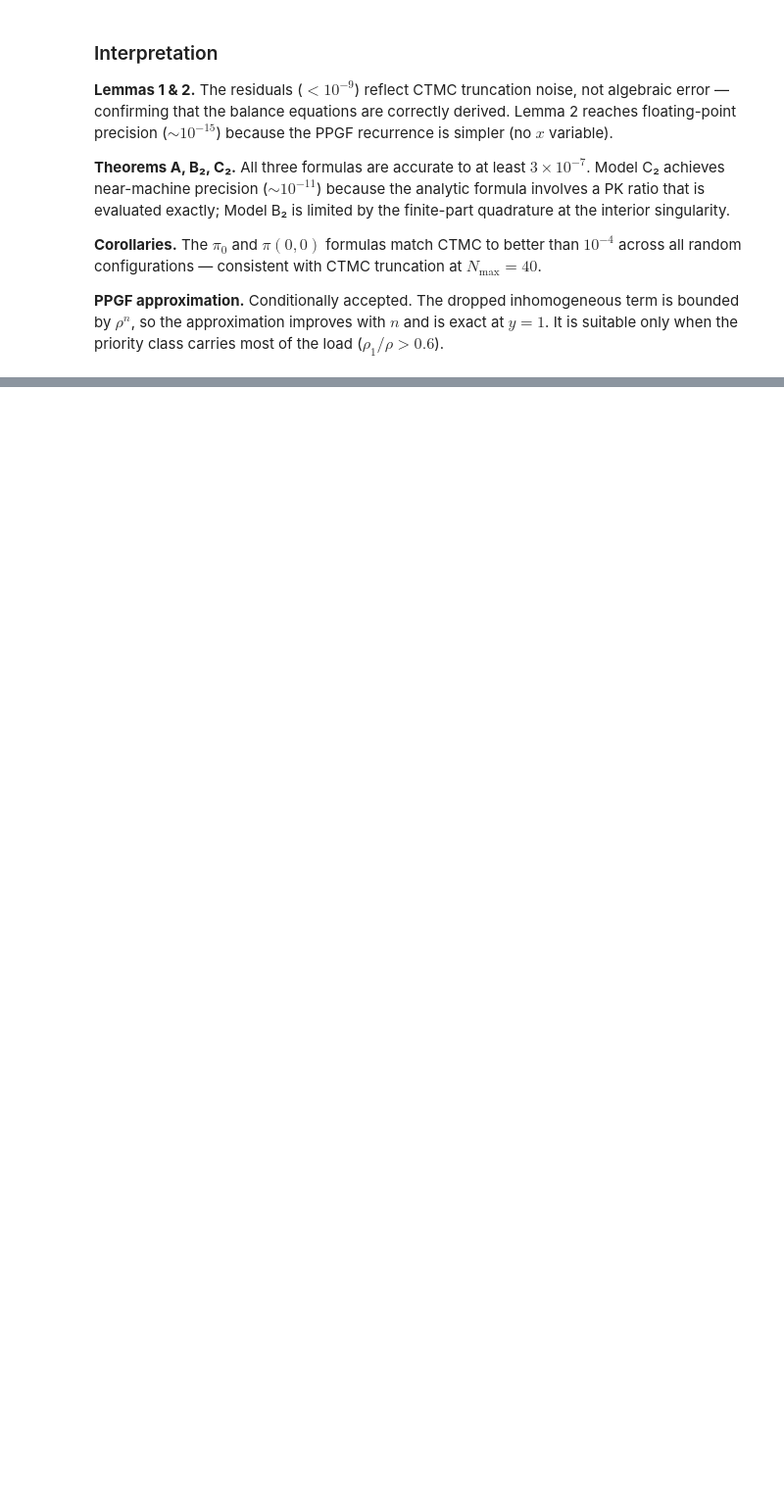
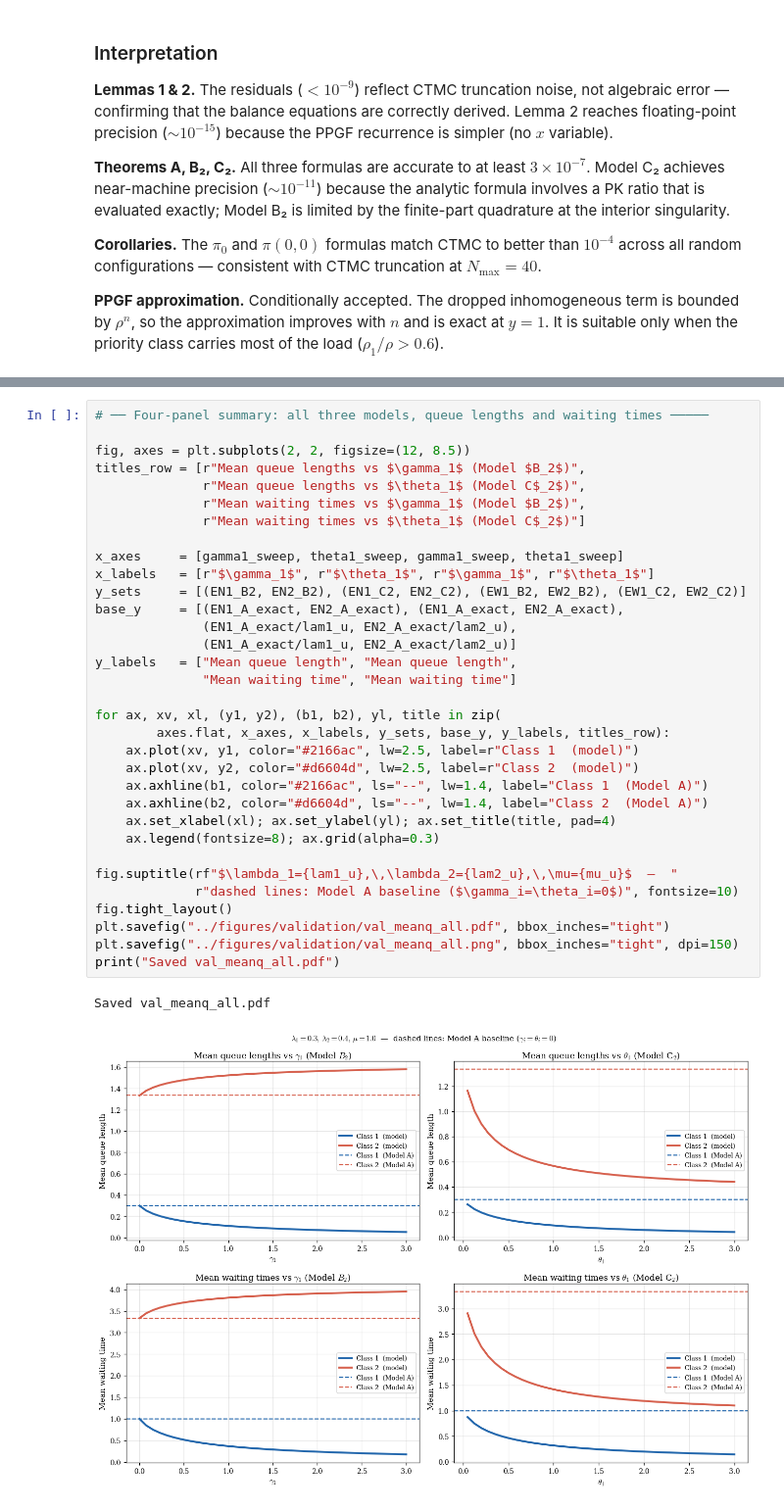
Before and after one commit to M-M-Vic/M-Thesis---Notes, a Jupyter notebook: Code/nb_validation.ipynb, the cells around one changed output, grey strips where cells are left out. Shown at 98% size. Saved outputs shown, nothing was run; the diff lists cells and outputs as text; blank space fills up the shorter version.

```diff
--- a/Code/nb_validation.ipynb
+++ b/Code/nb_validation.ipynb
@@ -1391,0 +1525,36 @@ It is suitable only when the priority class carries most of the load ($\rho_1/\r
+# %%
+# ── Four-panel summary: all three models, queue lengths and waiting times ─────
+
+fig, axes = plt.subplots(2, 2, figsize=(12, 8.5))
+titles_row = [r"Mean queue lengths vs $\gamma_1$ (Model $B_2$)",
+              r"Mean queue lengths vs $\theta_1$ (Model C$_2$)",
+              r"Mean waiting times vs $\gamma_1$ (Model $B_2$)",
+              r"Mean waiting times vs $\theta_1$ (Model C$_2$)"]
+
+x_axes     = [gamma1_sweep, theta1_sweep, gamma1_sweep, theta1_sweep]
+x_labels   = [r"$\gamma_1$", r"$\theta_1$", r"$\gamma_1$", r"$\theta_1$"]
+y_sets     = [(EN1_B2, EN2_B2), (EN1_C2, EN2_C2), (EW1_B2, EW2_B2), (EW1_C2, EW2_C2)]
+base_y     = [(EN1_A_exact, EN2_A_exact), (EN1_A_exact, EN2_A_exact),
+              (EN1_A_exact/lam1_u, EN2_A_exact/lam2_u),
+              (EN1_A_exact/lam1_u, EN2_A_exact/lam2_u)]
+y_labels   = ["Mean queue length", "Mean queue length",
+              "Mean waiting time", "Mean waiting time"]
+
+for ax, xv, xl, (y1, y2), (b1, b2), yl, title in zip(
+        axes.flat, x_axes, x_labels, y_sets, base_y, y_labels, titles_row):
+    ax.plot(xv, y1, color="#2166ac", lw=2.5, label=r"Class 1  (model)")
+    ax.plot(xv, y2, color="#d6604d", lw=2.5, label=r"Class 2  (model)")
+    ax.axhline(b1, color="#2166ac", ls="--", lw=1.4, label="Class 1  (Model A)")
+    ax.axhline(b2, color="#d6604d", ls="--", lw=1.4, label="Class 2  (Model A)")
+    ax.set_xlabel(xl); ax.set_ylabel(yl); ax.set_title(title, pad=4)
+    ax.legend(fontsize=8); ax.grid(alpha=0.3)
+
+fig.suptitle(rf"$\lambda_1={lam1_u},\,\lambda_2={lam2_u},\,\mu={mu_u}$  —  "
+             r"dashed lines: Model A baseline ($\gamma_i=\theta_i=0$)", fontsize=10)
+fig.tight_layout()
+plt.savefig("../figures/validation/val_meanq_all.pdf", bbox_inches="tight")
+plt.savefig("../figures/validation/val_meanq_all.png", bbox_inches="tight", dpi=150)
+print("Saved val_meanq_all.pdf")
+# %% [output]
+Saved val_meanq_all.pdf
+[figure, added]
```
Also changed, not shown: parts of 5 cells of this notebook, 35 other files.
